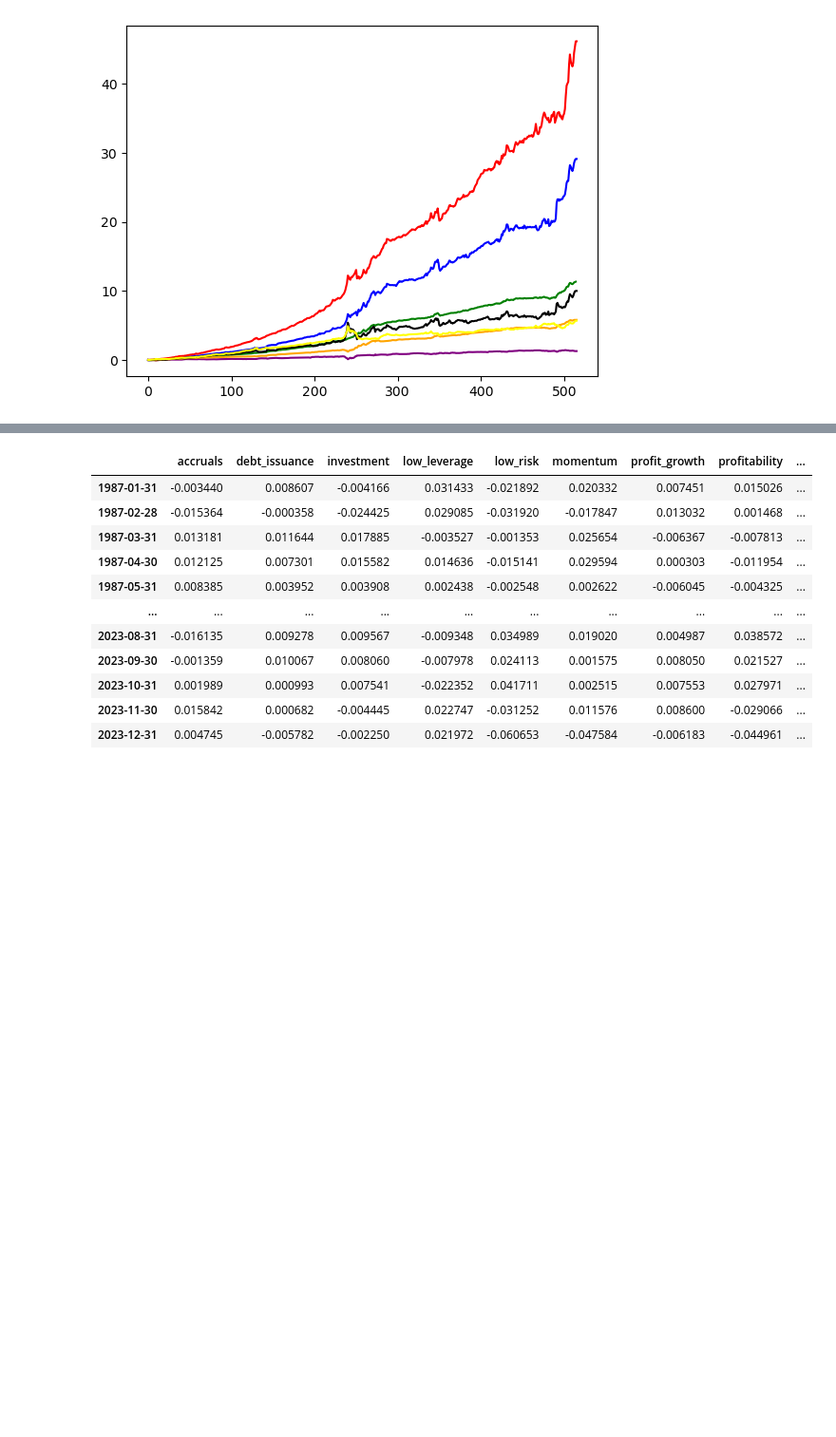
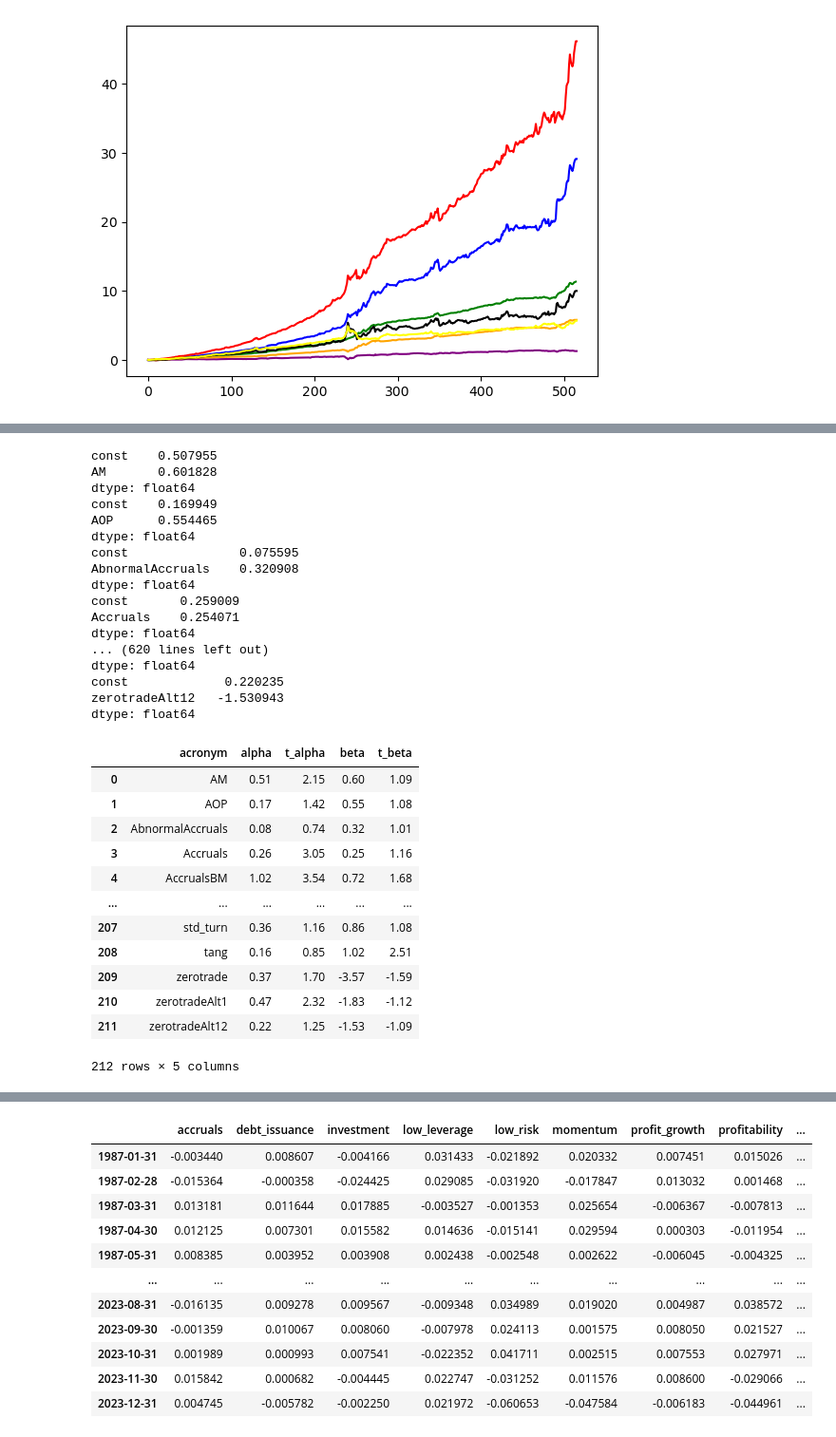
Before and after one commit to Raymondli073/Factor_timing, a Jupyter notebook: factor_timing_strat.ipynb, the cells around one changed output, grey strips where cells are left out. Shown at 95% size. Saved outputs shown, nothing was run; the diff lists cells and outputs as text; code cells hidden in the pictures; blank space fills up the shorter version.

```diff
--- a/factor_timing_strat.ipynb
+++ b/factor_timing_strat.ipynb
@@ -330,0 +386,72 @@ df_signalBUBBLE.sum(axis=1).mean()
+# %%
+# factor returns predictability
+import statsmodels.api as sm
+df_retnext = df_ret.shift(-1).dropna(how='all')
+indicator = df_signalBUBBLE.iloc[:515,:]
+
+alpha_lst = []
+beta_lst = []
+t_alpha_lst = []
+t_beta_lst = []
+
+for j in range(indicator.shape[1]):
+    y = df_retnext.iloc[:,j]
+    x = indicator.iloc[:,j]
+    x = sm.add_constant(x)
+    model = sm.OLS(y,x)
+    results = model.fit()
+    print(results.params)
+    alpha_lst.append(results.params[0].round(2))
+    beta_lst.append(results.params[1].round(2))
+    t_alpha_lst.append(results.tvalues[0].round(2))
+    t_beta_lst.append(results.tvalues[1].round(2))
+
+
+alpha = pd.Series(np.array(alpha_lst))
+beta = pd.Series(np.array(beta_lst))
+t_alpha = pd.Series(np.array(t_alpha_lst))
+t_beta = pd.Series(np.array(t_beta_lst))
+
+df_results = pd.concat([alpha,t_alpha,beta,t_beta],axis=1)
+
+
+# alpha_array.mean(), np.nanmean(t_alpha_array), beta_array.mean(), np.nanmean(t_beta_array)
+
+# beta_array.mean(), np.nanmean(t_beta_array)
+
+
+acronym = pd.Series(df_signal.columns)
+df_results = pd.concat([acronym,df_results],axis=1)
+df_results.columns = ['acronym','alpha','t_alpha','beta','t_beta']
+df_results
+# %% [output]
+const    0.507955
+AM       0.601828
+dtype: float64
+const    0.169949
+AOP      0.554465
+dtype: float64
+const               0.075595
+AbnormalAccruals    0.320908
+dtype: float64
+const       0.259009
+Accruals    0.254071
+dtype: float64
+... (620 lines left out)
+dtype: float64
+const             0.220235
+zerotradeAlt12   -1.530943
+dtype: float64
+|  | acronym | alpha | t_alpha | beta | t_beta |
+| 0 | AM | 0.51 | 2.15 | 0.60 | 1.09 |
+| 1 | AOP | 0.17 | 1.42 | 0.55 | 1.08 |
+| 2 | AbnormalAccruals | 0.08 | 0.74 | 0.32 | 1.01 |
+| 3 | Accruals | 0.26 | 3.05 | 0.25 | 1.16 |
+| 4 | AccrualsBM | 1.02 | 3.54 | 0.72 | 1.68 |
+| ... | ... | ... | ... | ... | ... |
+| 207 | std_turn | 0.36 | 1.16 | 0.86 | 1.08 |
+| 208 | tang | 0.16 | 0.85 | 1.02 | 2.51 |
+| 209 | zerotrade | 0.37 | 1.70 | -3.57 | -1.59 |
+| 210 | zerotradeAlt1 | 0.47 | 2.32 | -1.83 | -1.12 |
+| 211 | zerotradeAlt12 | 0.22 | 1.25 | -1.53 | -1.09 |
+212 rows × 5 columns
```
Also changed, not shown: parts of 12 cells of this notebook.
